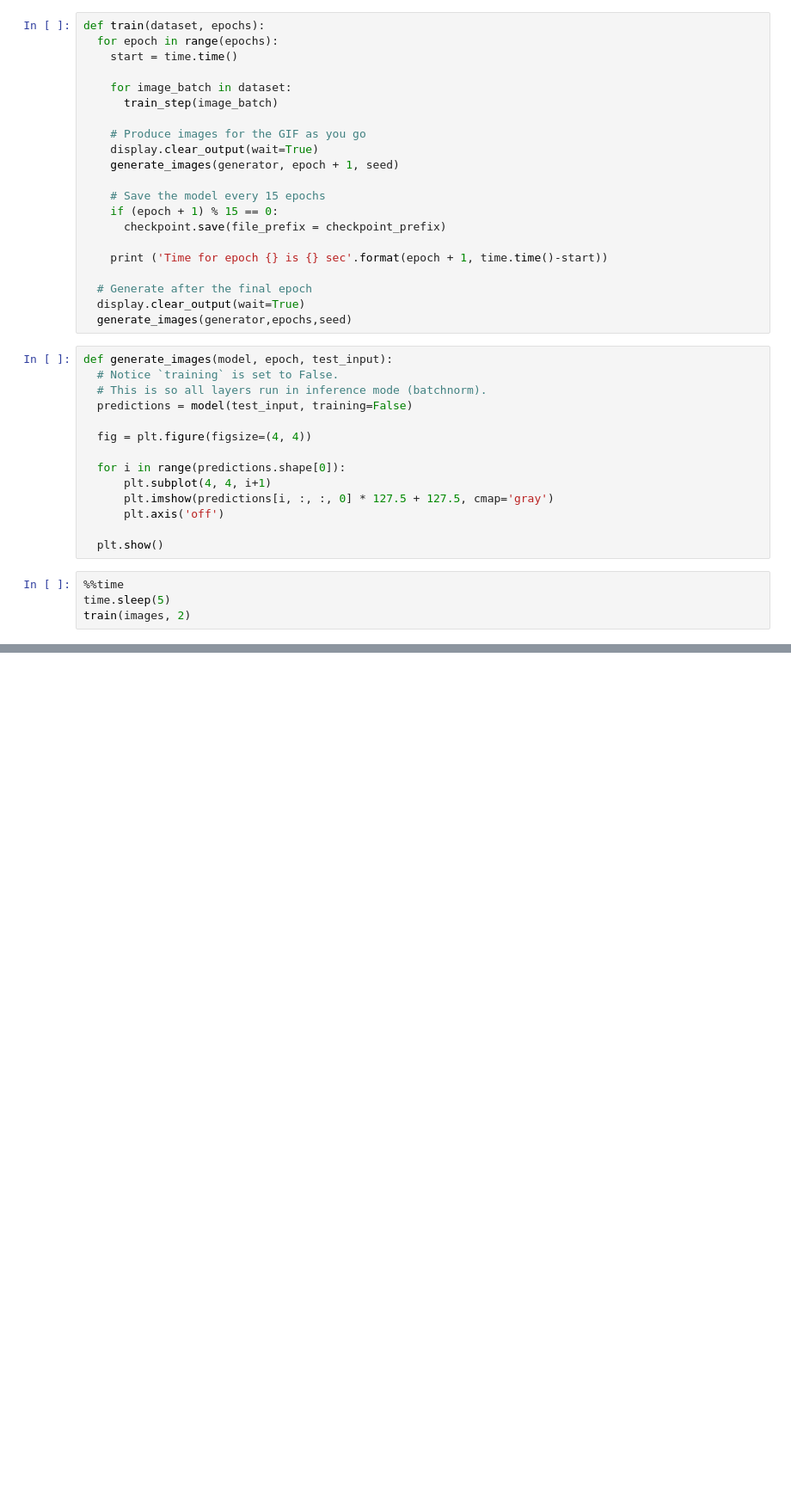
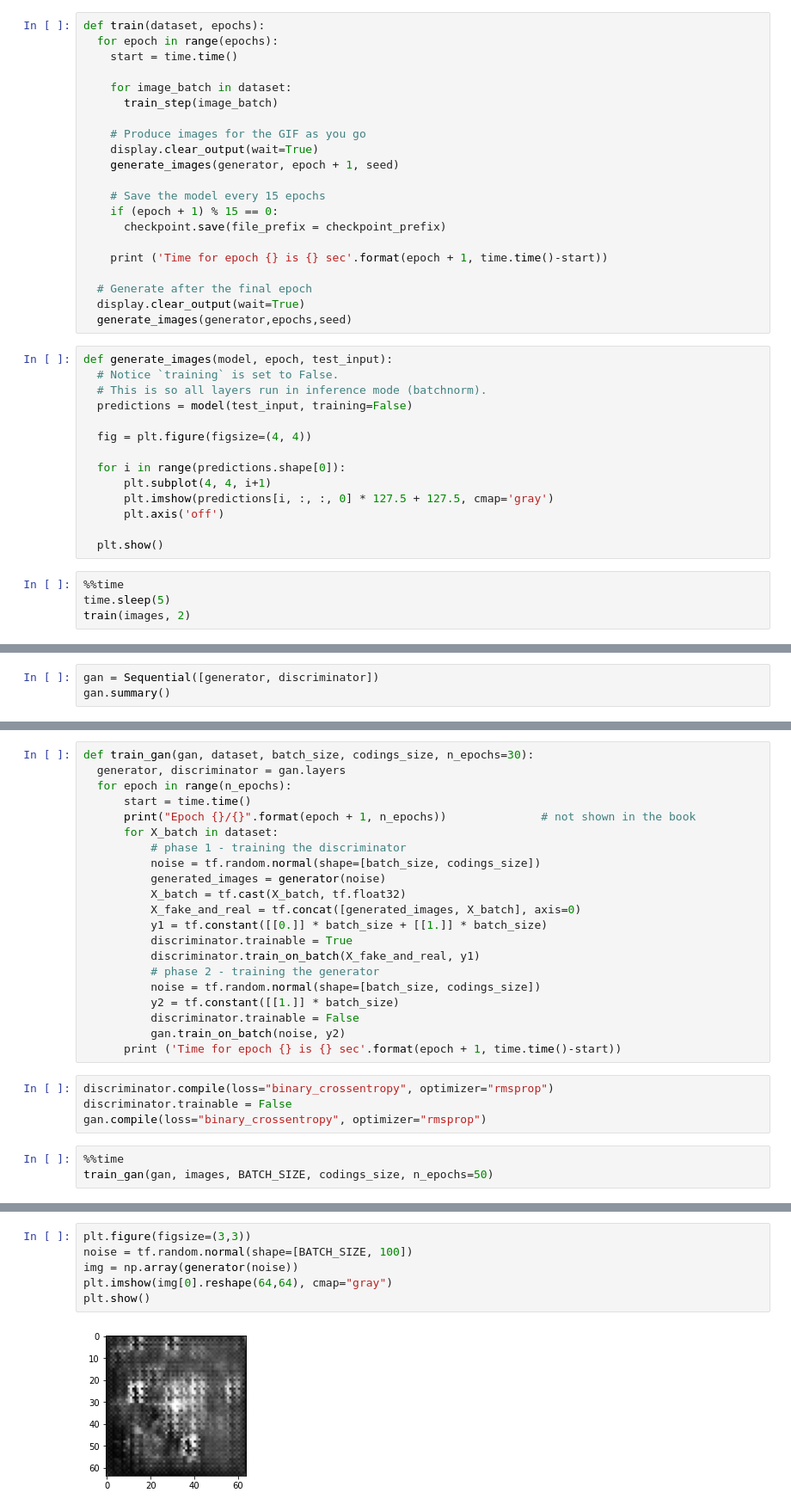
Before and after one commit to Chemafiz/GAN-galaxy-images, a Jupyter notebook: model_pipeline.ipynb, the cells around one changed output, grey strips where cells are left out. Shown: that part at 86% size. Saved outputs shown, nothing was run; the diff lists cells and outputs as text; blank space fills up the shorter version.

Commit message:
DCGAN done/started cGAN

```diff
--- a/model_pipeline.ipynb
+++ b/model_pipeline.ipynb
@@ -348,0 +437,3 @@ train(images, 2)
+# %%
+gan = Sequential([generator, discriminator])
+gan.summary()
@@ -348,0 +454,28 @@ train(images, 2)
+# %%
+def train_gan(gan, dataset, batch_size, codings_size, n_epochs=30):
+  generator, discriminator = gan.layers
+  for epoch in range(n_epochs):
+      start = time.time()
+      print("Epoch {}/{}".format(epoch + 1, n_epochs))              # not shown in the book
+      for X_batch in dataset:
+          # phase 1 - training the discriminator
+          noise = tf.random.normal(shape=[batch_size, codings_size])
+          generated_images = generator(noise)
+          X_batch = tf.cast(X_batch, tf.float32)
+          X_fake_and_real = tf.concat([generated_images, X_batch], axis=0)
+          y1 = tf.constant([[0.]] * batch_size + [[1.]] * batch_size)
+          discriminator.trainable = True
+          discriminator.train_on_batch(X_fake_and_real, y1)
+          # phase 2 - training the generator
+          noise = tf.random.normal(shape=[batch_size, codings_size])
+          y2 = tf.constant([[1.]] * batch_size)
+          discriminator.trainable = False
+          gan.train_on_batch(noise, y2)
+      print ('Time for epoch {} is {} sec'.format(epoch + 1, time.time()-start))
+# %%
+discriminator.compile(loss="binary_crossentropy", optimizer="rmsprop")
+discriminator.trainable = False
+gan.compile(loss="binary_crossentropy", optimizer="rmsprop")
+# %%
+%%time
+train_gan(gan, images, BATCH_SIZE, codings_size, n_epochs=50)
@@ -348,0 +500,8 @@ train(images, 2)
+# %%
+plt.figure(figsize=(3,3))
+noise = tf.random.normal(shape=[BATCH_SIZE, 100])
+img = np.array(generator(noise))
+plt.imshow(img[0].reshape(64,64), cmap="gray")
+plt.show()
+# %% [output]
+[figure, added]
```
Also changed, not shown: parts of 49 cells of this notebook.
